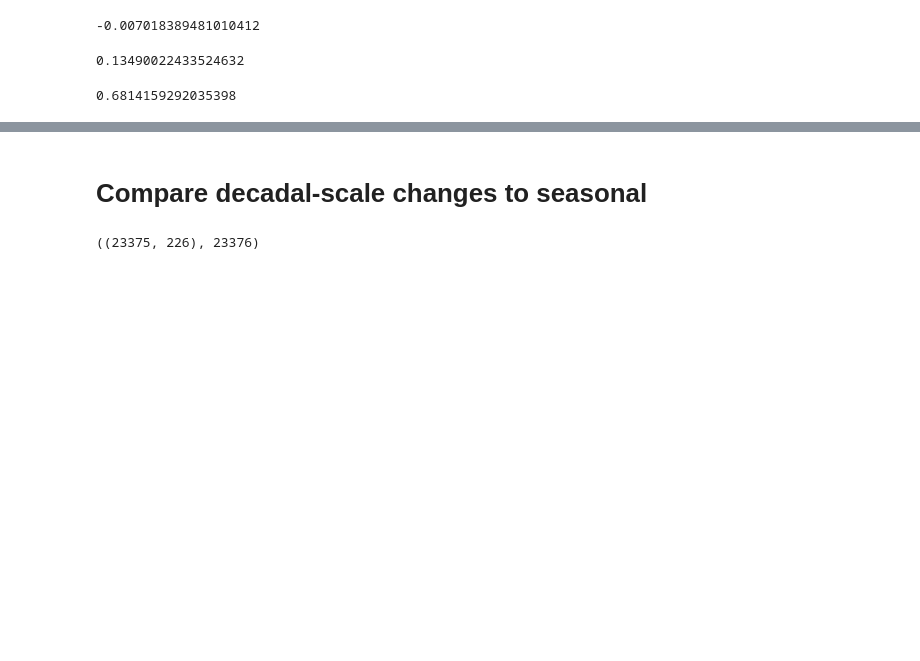
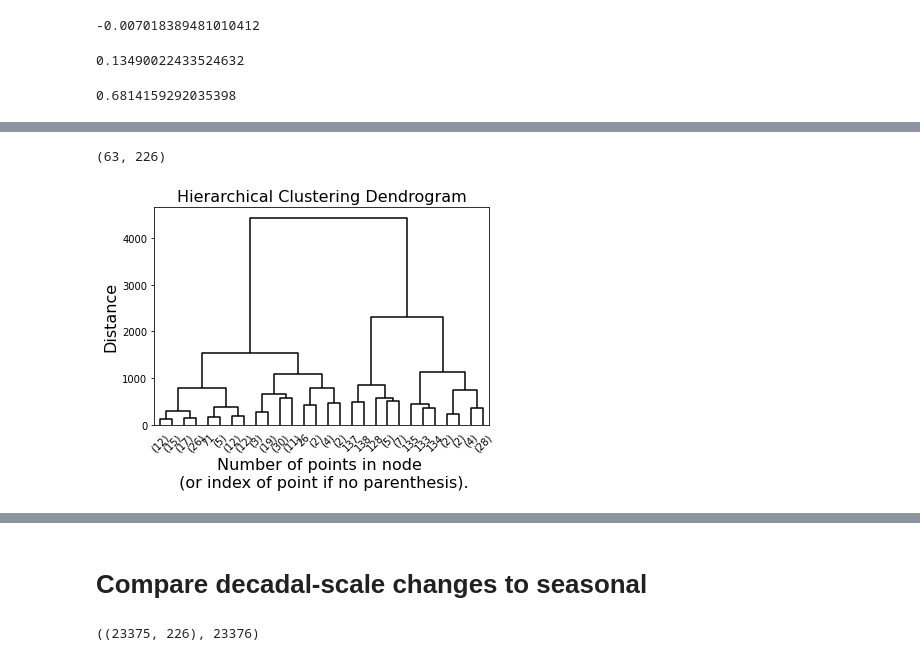
Before and after one commit to andersonsam/cnn_lstm_interpret, a Jupyter notebook: hindcast.ipynb, the cells around one changed output, grey strips where cells are left out. Cells and saved outputs as stored; diff of their text form; code cells hidden in the pictures; blank space fills up the shorter version.

```diff
--- a/hindcast.ipynb
+++ b/hindcast.ipynb
@@ -1165,0 +1116,4 @@ plt.plot(t_peak[np.argwhere(t_peak> np.min(t_peak))])
+# %%
+y_predict = np.vstack([y_hind_predict, y_modern_predict])
+eraDate = list(np.hstack([eraDate_hind, eraDate_modern]))
+stations = range(len(stationInds))
@@ -1165,0 +1160,3 @@ plt.plot(t_peak[np.argwhere(t_peak> np.min(t_peak))])
+# %%
+t_half = np.delete(t_half, 28, 0)
+t_peak = np.delete(t_peak, 28, 0)
@@ -1165,0 +1168,41 @@ plt.plot(t_peak[np.argwhere(t_peak> np.min(t_peak))])
+# %%
+np.shape(t_peak)
+# %% [output]
+(63, 226)
+# %%
+#create cluster input
+
+cluster_input = t_peak.T
+cluster_input = t_half.T
+# %%
+#visualize dendrogram to inform number of clusters
+
+saveIt = 0 #if save figure as a PNG file
+saveEPS = 0 #if save figures as an EPS file
+
+# setting distance_threshold=0 ensures we compute the full tree.
+model = AgglomerativeClustering(distance_threshold=0, n_clusters=None)
+model = model.fit(cluster_input)
+
+
+# plot the top levels of the dendrogram
+d = plot_dendrogram(model, truncate_mode='level', p=4, color_threshold = 0, above_threshold_color = 'k')
+
+# plot line showing where we cut and choose clusters
+# cutoff = 100
+# linemin = 30
+# linemax = 310
+# plt.plot([linemin,linemax],[cutoff,cutoff], color = 'gray', linestyle = '--', linewidth = 3)
+
+plt.xlabel("Number of points in node \n (or index of point if no parenthesis).", fontsize = 16)
+plt.ylabel('Distance', fontsize = 16)
+plt.title('Hierarchical Clustering Dendrogram', fontsize = 16)
+
+if saveIt:
+  plt.savefig('dendrogram_seasonal.png', dpi = 200, bbox_inches = 'tight')
+if saveEPS:
+  plt.savefig('dendrogram_seasonal.eps', format = 'eps', bbox_inches='tight')
+
+plt.show()
+# %% [output]
+[figure, added]
```
Also changed, not shown: parts of 53 cells of this notebook.
